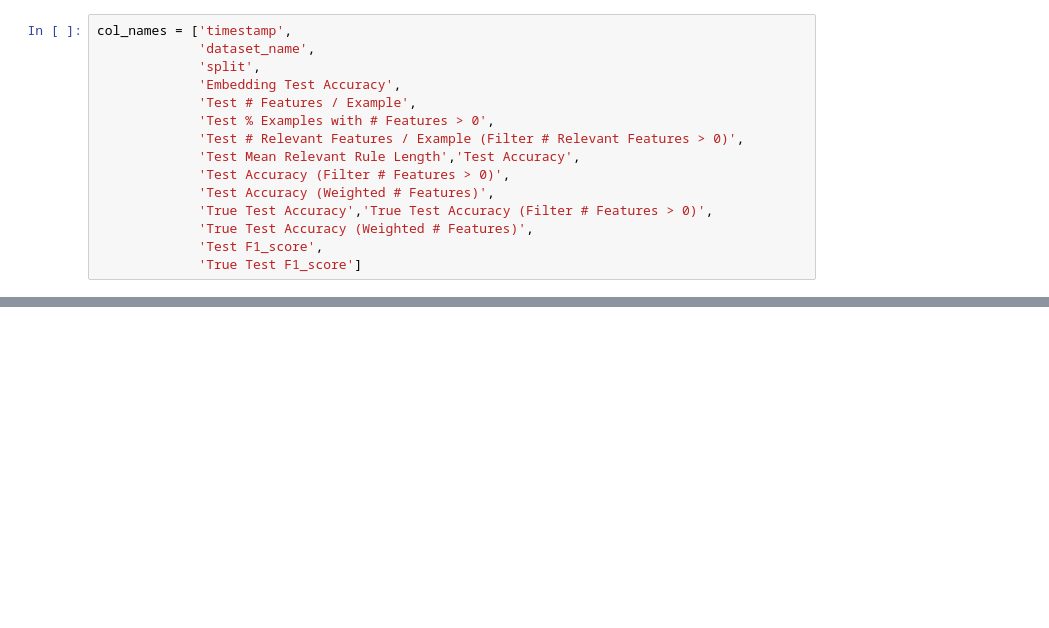
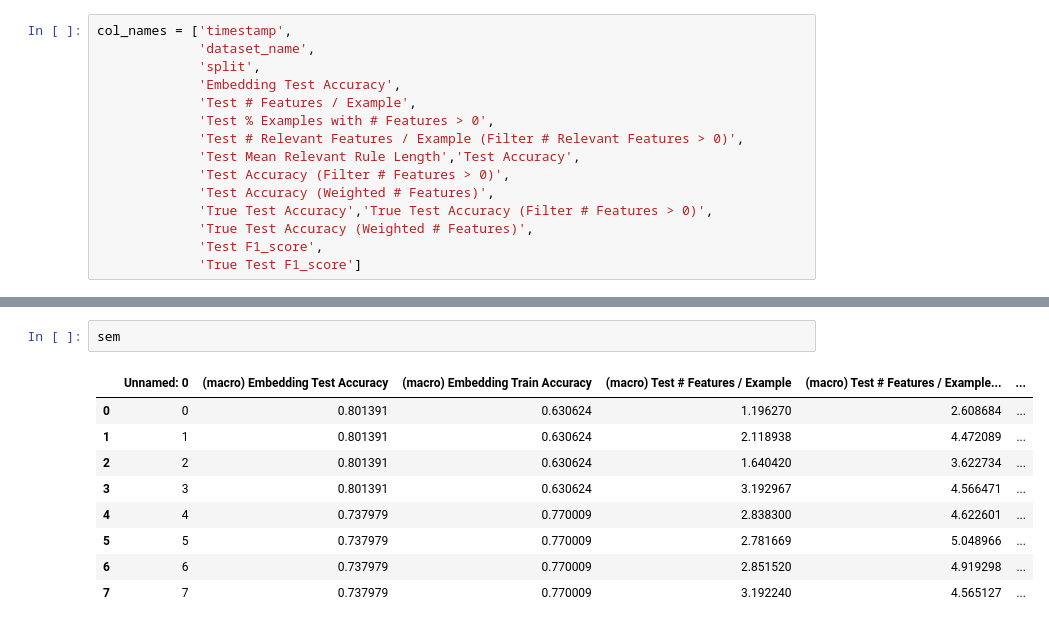
Before and after one commit to ARuschel/XKE, a Jupyter notebook: Results_Consolidation.ipynb, the cells around one changed output, grey strips where cells are left out. Drawn from its saved outputs; the diff is of its cells as text; blank space fills up the shorter version.

```diff
--- a/Results_Consolidation.ipynb
+++ b/Results_Consolidation.ipynb
@@ -48,0 +79,12 @@ sem[col_names].sort_values(['split', 'timestamp'])
+# %%
+sem
+# %% [output]
+|  | Unnamed: 0 | (macro) Embedding Test Accuracy | (macro) Embedding Train Accuracy | (macro) Test # Features / Example | (macro) Test # Features / Example... | ... |
+| 0 | 0 | 0.801391 | 0.630624 | 1.196270 | 2.608684 | ... |
+| 1 | 1 | 0.801391 | 0.630624 | 2.118938 | 4.472089 | ... |
+| 2 | 2 | 0.801391 | 0.630624 | 1.640420 | 3.622734 | ... |
+| 3 | 3 | 0.801391 | 0.630624 | 3.192967 | 4.566471 | ... |
+| 4 | 4 | 0.737979 | 0.770009 | 2.838300 | 4.622601 | ... |
+| 5 | 5 | 0.737979 | 0.770009 | 2.781669 | 5.048966 | ... |
+| 6 | 6 | 0.737979 | 0.770009 | 2.851520 | 4.919298 | ... |
+| 7 | 7 | 0.737979 | 0.770009 | 3.192240 | 4.565127 | ... |
```
Also changed, not shown: parts of 3 cells of this notebook, 3 other files.
